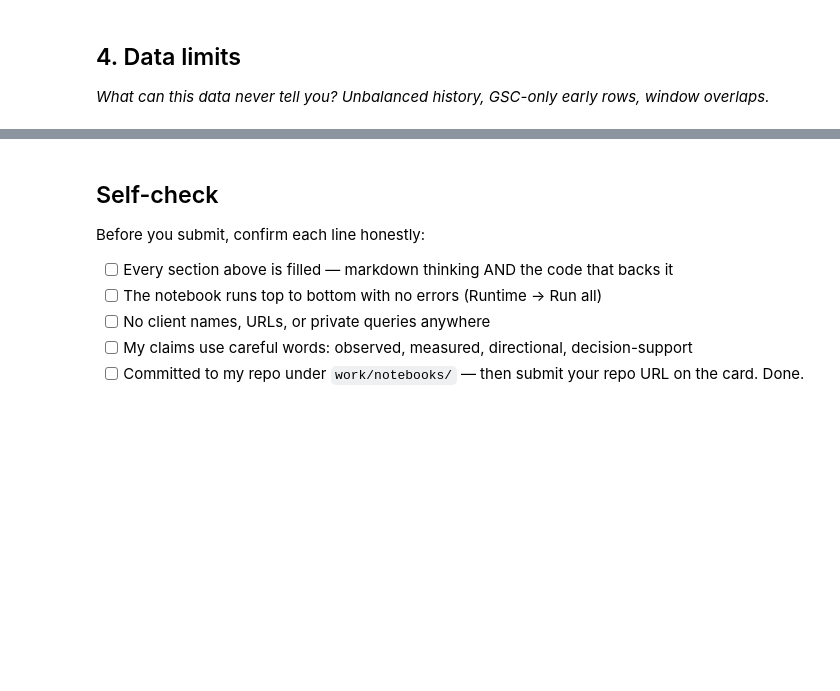
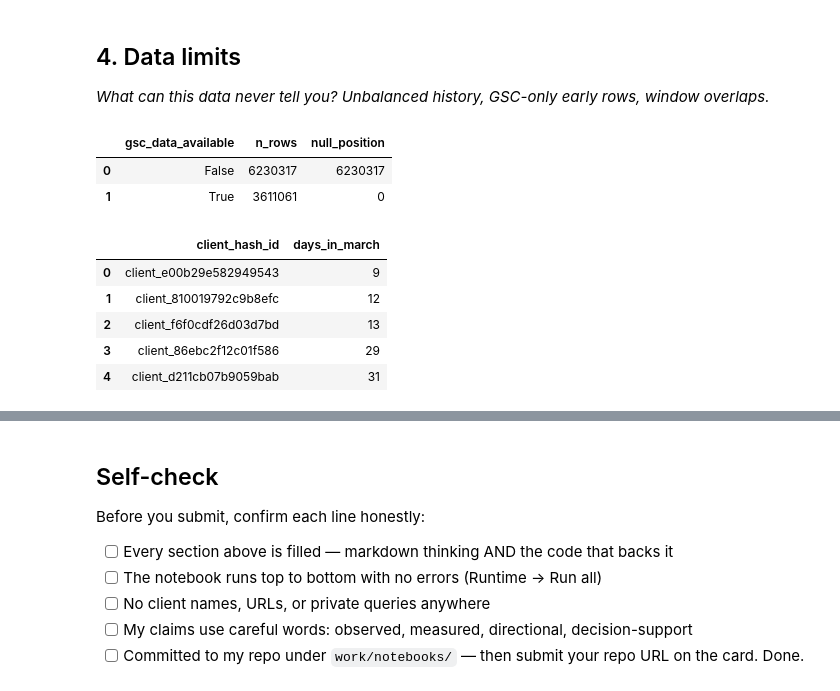
Before and after one commit to alemjarebica-cloud/ML-flyrank-AlemJ, a Jupyter notebook: work/notebooks/w03_data_contract.ipynb, the cells around one changed output, grey strips where cells are left out. Cells and saved outputs as stored; diff of their text form; code cells hidden in the pictures; blank space fills up the shorter version.

```diff
--- a/work/notebooks/w03_data_contract.ipynb
+++ b/work/notebooks/w03_data_contract.ipynb
@@ -15,0 +13,12 @@ This skeleton is yours to fill. Work the sections **in order** — each one has
+# %%
+import duckdb
+from google.colab import userdata
+
+HF_TOKEN = userdata.get("HF_TOKEN")
+
+con = duckdb.connect()
+con.execute("INSTALL httpfs;")
+con.execute("LOAD httpfs;")
+con.execute(f"CREATE SECRET hf_token (TYPE huggingface, TOKEN '{HF_TOKEN}')")
+
+print("Konektovano.")
@@ -34,3 +134,30 @@ This skeleton is yours to fill. Work the sections **in order** — each one has
 # %%
 # This cell is for CODE (numbers, a query, a check).
 # Write your text answer in the cell ABOVE this one — typing sentences here breaks Run All.
+con.sql(f"""
+    SELECT
+        {AVAILABILITY_COL},
+        COUNT(*) AS n_rows,
+        COUNT(*) FILTER (WHERE {POSITION_COL} IS NULL) AS null_position
+    FROM read_parquet('{rel}/fact_content_daily_performance/month={MONTH}/*.parquet')
+    GROUP BY {AVAILABILITY_COL}
+""").df()
+# %% [output]
+|  | gsc_data_available | n_rows | null_position |
+| 0 | False | 6230317 | 6230317 |
+| 1 | True | 3611061 | 0 |
+# %%
+con.sql(f"""
+    SELECT {CLIENT_COL}, COUNT(DISTINCT {DATE_COL}) AS days_in_march
+    FROM read_parquet('{rel}/fact_content_daily_performance/month={MONTH}/*.parquet')
+    GROUP BY {CLIENT_COL}
+    ORDER BY days_in_march ASC
+    LIMIT 5
+""").df()
+# %% [output]
+|  | client_hash_id | days_in_march |
+| 0 | client_e00b29e582949543 | 9 |
+| 1 | client_810019792c9b8efc | 12 |
+| 2 | client_f6f0cdf26d03d7bd | 13 |
+| 3 | client_86ebc2f12c01f586 | 29 |
+| 4 | client_d211cb07b9059bab | 31 |
```
Also changed, not shown: parts of 15 cells of this notebook.
